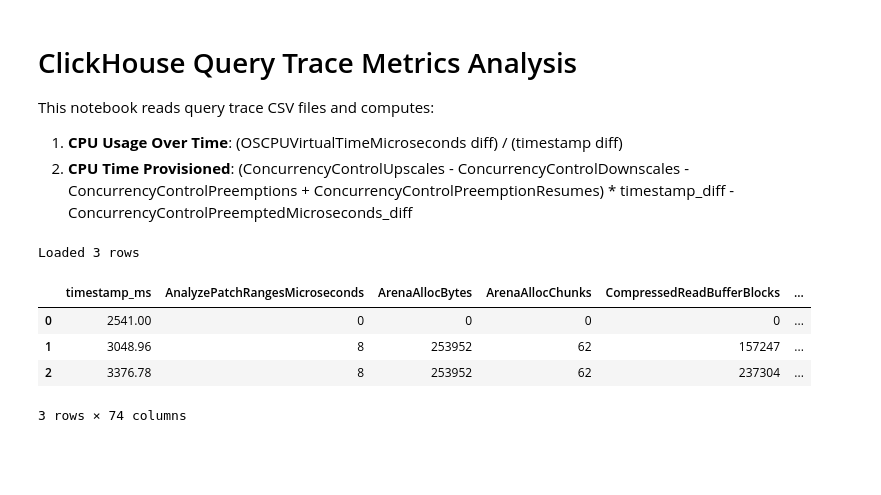
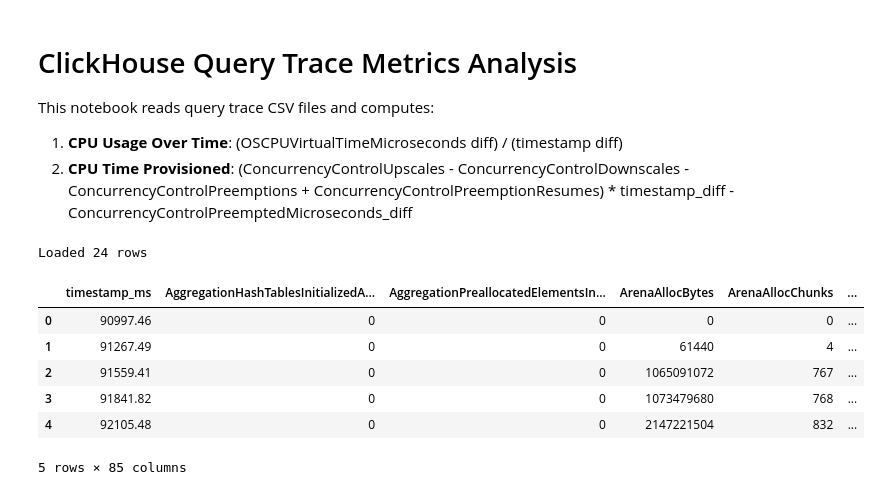
Before and after one commit to xlhuang37/tpch, a Jupyter notebook: metrics_analysis.ipynb, the cells around one changed output. Drawn from its saved outputs; the diff is of its cells as text; code cells hidden in the pictures; blank space fills up the shorter version.

```diff
--- a/metrics_analysis.ipynb
+++ b/metrics_analysis.ipynb
@@ -11,24 +11,28 @@ import numpy as np
 from pathlib import Path
 # %%
 # Configuration - modify this path to your CSV file
-csv_path = r"H:\ClickHouse\tpch\output\open\20260127_031855\001_tpch_test_all_rate1_len30_s123_query_traces\001_tpch_all_2526_80cb484f.csv"
+csv_path_2 = r"H:\ClickHouse\tpch\output\open\20260127_041936\001_default_rate0.27_len120_s123_query_traces\np_default_58_199_89cd939b.csv"
+csv_path = r"H:\ClickHouse\tpch\output\open\20260127_045534\001_tpch_test_all_rate1.2_len120_s123_query_traces\021_tpch_all_90981_86432fc6.csv"
 # %%
 def load_trace_data(file_path: str) -> pd.DataFrame:
     """Load CSV trace data and return a DataFrame."""
     df = pd.read_csv(file_path)
     # Remove any empty rows
     df = df.dropna(subset=['timestamp_ms'])
     # Sort by timestamp
     df = df.sort_values('timestamp_ms').reset_index(drop=True)
     return df
 
 df = load_trace_data(csv_path)
+df = df[:-1]
 print(f"Loaded {len(df)} rows")
 df.head()
 # %% [output]
-Loaded 3 rows
+Loaded 24 rows
-|  | timestamp_ms | AnalyzePatchRangesMicroseconds | ArenaAllocBytes | ArenaAllocChunks | CompressedReadBufferBlocks | ... |
-| 0 | 2541.00 | 0 | 0 | 0 | 0 | ... |
-| 1 | 3048.96 | 8 | 253952 | 62 | 157247 | ... |
-| 2 | 3376.78 | 8 | 253952 | 62 | 237304 | ... |
+|  | timestamp_ms | AggregationHashTablesInitializedA... | AggregationPreallocatedElementsIn... | ArenaAllocBytes | ArenaAllocChunks | ... |
+| 0 | 90997.46 | 0 | 0 | 0 | 0 | ... |
+| 1 | 91267.49 | 0 | 0 | 61440 | 4 | ... |
+| 2 | 91559.41 | 0 | 0 | 1065091072 | 767 | ... |
+| 3 | 91841.82 | 0 | 0 | 1073479680 | 768 | ... |
+| 4 | 92105.48 | 0 | 0 | 2147221504 | 832 | ... |
-3 rows × 74 columns
+5 rows × 85 columns
```
Also changed, not shown: parts of 5 cells of this notebook, 24 other files.
